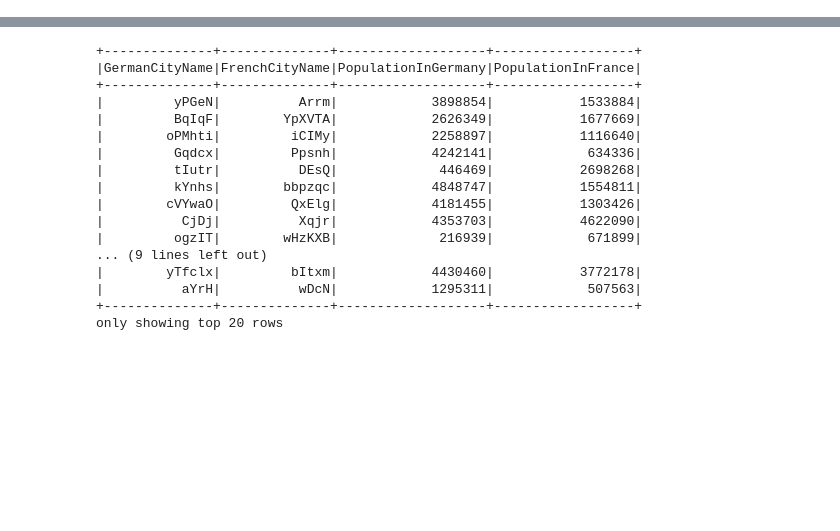
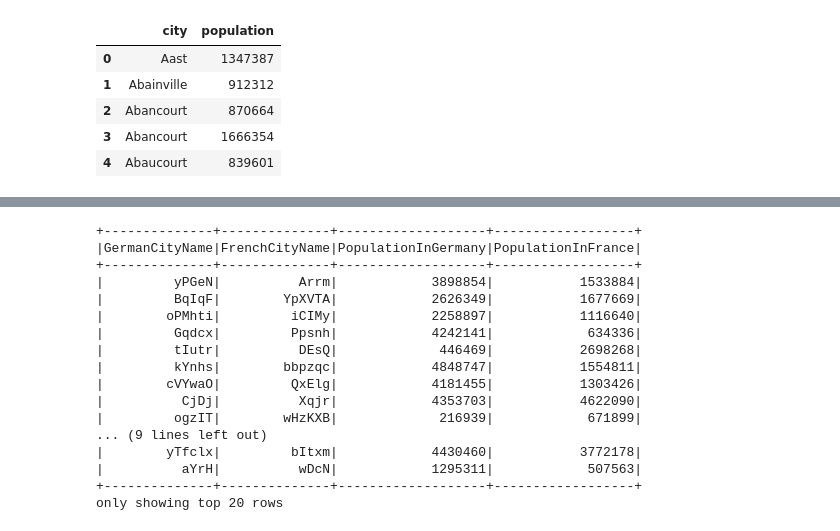
Before and after one commit to awinkhater/BDG3_FTP, a Jupyter notebook: Group_Assignment/BD_Group_Assignment.ipynb, the cells around one changed output, grey strips where cells are left out. Drawn from its saved outputs; the diff is of its cells as text; code cells hidden in the pictures; blank space fills up the shorter version.

Commit message:
Fixed the data
That was really really hard. See whatsapp for more details

```diff
--- a/Group_Assignment/BD_Group_Assignment.ipynb
+++ b/Group_Assignment/BD_Group_Assignment.ipynb
@@ -15,21 +18,13 @@ import plotly.express as px
 ##+===========================================================SET DATASETLENGTH HERE!!!
 DataLength=1000000
 # %%
-#ORIGINAL DATASETS
-#German Cities Data
-german_cities_data = {
-    "CityID": [1, 2, 3, 4, 5],
-    "CityName": ["Berlin", "Hamburg", "Munich", "Cologne", "Frankfurt"],
-    "Population": [3520000, 1790000, 1450000, 1060000, 733000],
-    "Area": [891.3, 755.2, 310.7, 405.15, 500],
-    "CulturalSites": [7, 6, 3, 5, 3]
-}
+#ALEX Q1
 
-# French Cities Data
-french_cities_data = {
-    "CityID": [1, 2, 3, 4, 5],
-    "CityName": ["Paris", "Marseille", "Lyon", "Toulouse", "Nice"],
-    "Population": [2250000, 851000, 491000, 447000, 344000],
-    "Area": [250, 240.6, 47.87, 118.3, 71.9],
-    "CulturalSites": [7, 7, 1, 4, 3]
-}
+#Reading the original Raw city dataframes, found from the internet.
+#They contain names of cities and population.
+OG_F_path=r"C:\Users\alexw\Desktop\BDG3_FTP\OG_French_Cities.csv"
+OG_G_path=r"C:\Users\alexw\Desktop\BDG3_FTP\OG_German_Cities.csv"
+dfF=pd.read_csv(OG_F_path)
+dfG=pd.read_csv(OG_G_path)
+#Renaming Cities to City
+dfF.rename(columns={'cities': 'city'}, inplace=True)
@@ -77,0 +31,13 @@ def generate_city_data(num_cities):
+# %%
+#ALEX Q1
+#Checking the original French set out
+
+
+dfF.head()
+# %% [output]
+|  | city | population |
+| 0 | Aast | 1347387 |
+| 1 | Abainville | 912312 |
+| 2 | Abancourt | 870664 |
+| 3 | Abancourt | 1666354 |
+| 4 | Abaucourt | 839601 |
```
Also changed, not shown: parts of 17 cells of this notebook, 7 other files.
